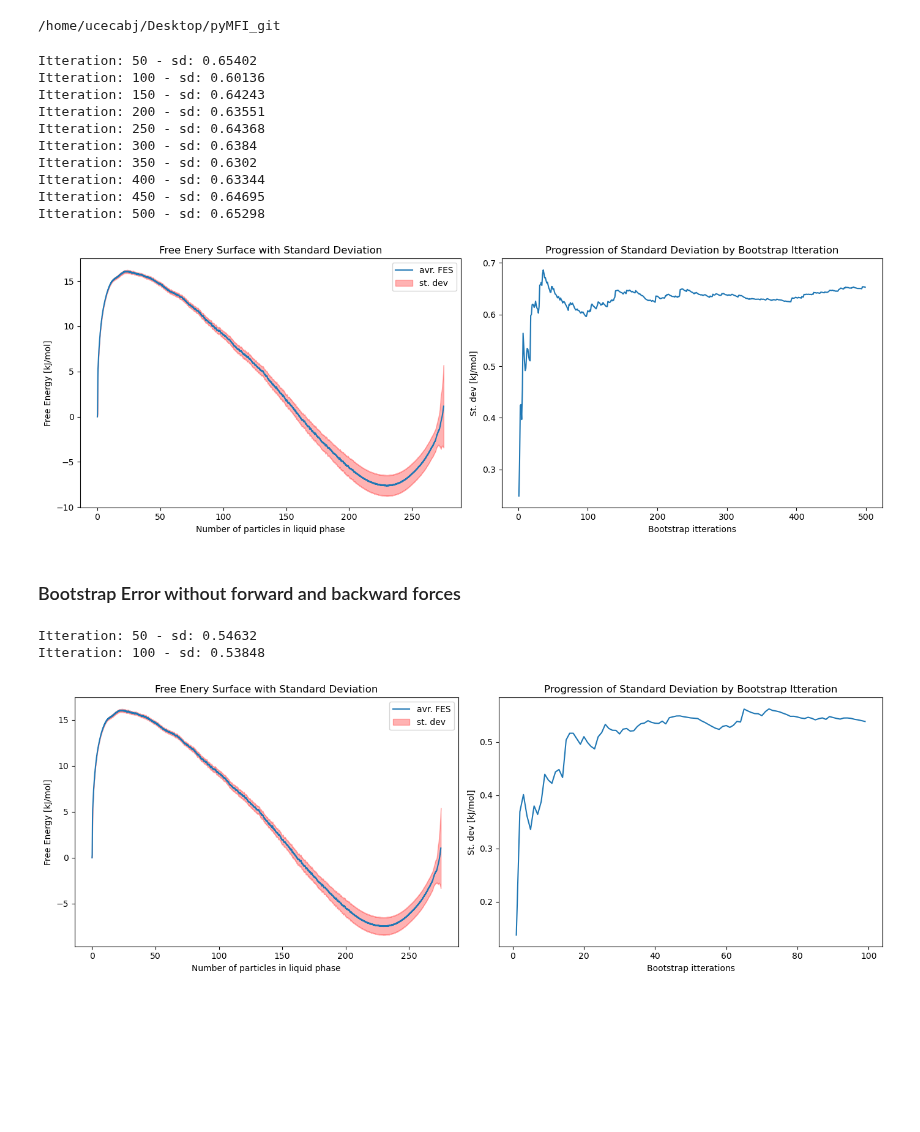
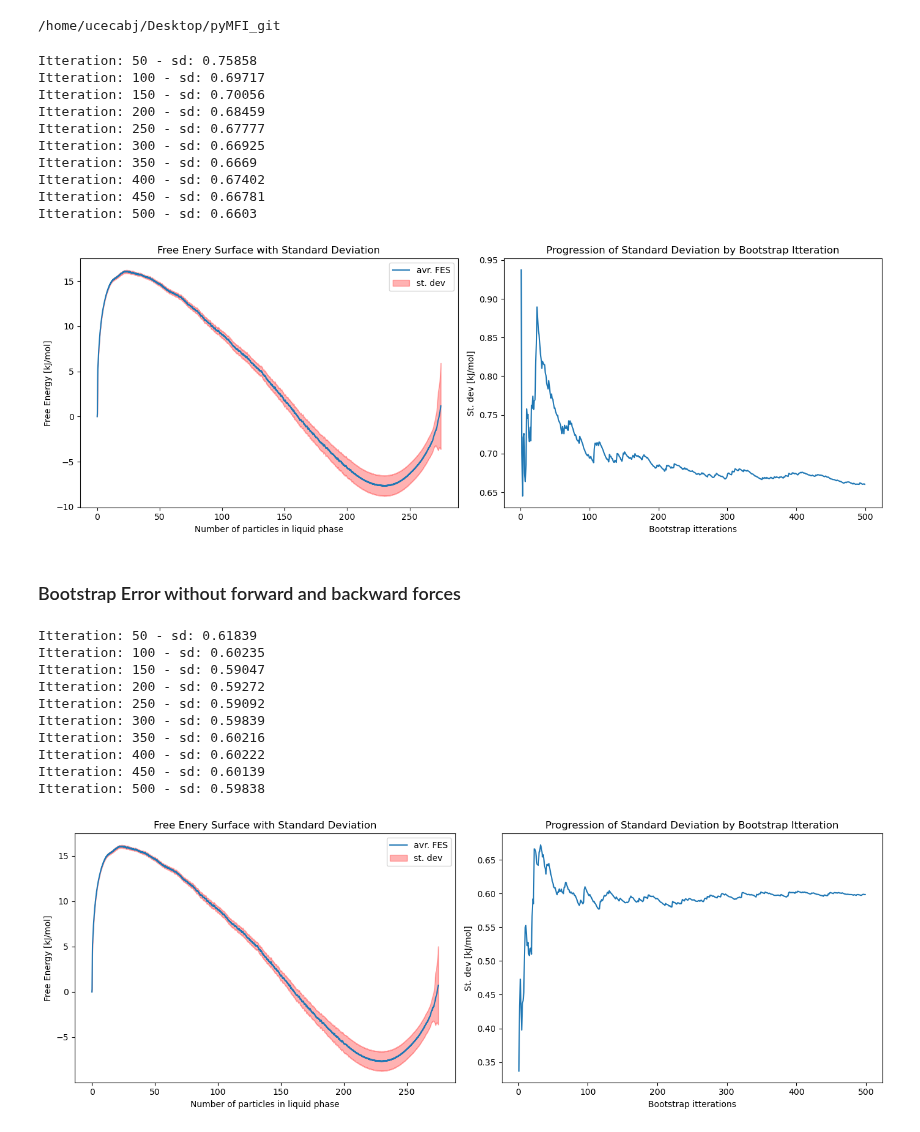
Before and after one commit to mme-ucl/MFI, a Jupyter notebook: Notebooks/MFI_1D_notebook.ipynb, the cells around one changed output. Saved outputs shown, nothing was run; the diff lists cells and outputs as text; code cells hidden in the pictures; blank space fills up the shorter version.

```diff
--- a/Notebooks/MFI_1D_notebook.ipynb
+++ b/Notebooks/MFI_1D_notebook.ipynb
@@ -174,7 +174,7 @@ for i in range(1,51):
 
 
 #patch all forces
-Ftot_den, Ftot_den2, Ftot, ofv_num, ofe, Aofe = MFI1D.patch_forces_ofe(np.asarray(all_forceterms), ofe_progression=True)
+Ftot_den, Ftot_den2, Ftot, ofv_num, ofe, Aofe = MFI1D.patch_forces_ofe(np.asarray(all_forceterms), ofe_progression=True, use_weighted_st_dev=True)
 
 #Integrate patched mean force
 FES = MFI1D.intg_1D(Ftot, X[1]-X[0])
@@ -233,47 +233,55 @@ plt.subplot(1,2,2)
 plt.plot(range(len(sd_fes_prog)), sd_fes_prog)
 plt.xlabel("Bootstrap itterations"), plt.ylabel("St. dev [kJ/mol]"); plt.title("Progression of Standard Deviation by Bootstrap Itteration"); plt.tight_layout()
 # %% [output]
-Itteration: 50 - sd: 0.65402
-Itteration: 100 - sd: 0.60136
-Itteration: 150 - sd: 0.64243
-Itteration: 200 - sd: 0.63551
-Itteration: 250 - sd: 0.64368
-Itteration: 300 - sd: 0.6384
-Itteration: 350 - sd: 0.6302
-Itteration: 400 - sd: 0.63344
-Itteration: 450 - sd: 0.64695
-Itteration: 500 - sd: 0.65298
+Itteration: 50 - sd: 0.75858
+Itteration: 100 - sd: 0.69717
+Itteration: 150 - sd: 0.70056
+Itteration: 200 - sd: 0.68459
+Itteration: 250 - sd: 0.67777
+Itteration: 300 - sd: 0.66925
+Itteration: 350 - sd: 0.6669
+Itteration: 400 - sd: 0.67402
+Itteration: 450 - sd: 0.66781
+Itteration: 500 - sd: 0.6603
-[figure, old version]
+[figure, new version]
 # %% [markdown]
 ### Bootstrap Error without forward and backward forces
 # %%
 os.chdir(path + "/DATA_examples/1D_LJ_T6n55")
 
 #initialise force list and grid
 force_array = []
 min_grid=0; max_grid=275; nbins=2201; X = np.linspace(min_grid, max_grid, nbins)
 
 #load force terms
 for i in range(1,51):
     [Ftot_den, Ftot_den2, Ftot, ofv_num] = MFI1D.load_pkl(path_forceterms + "forces_forw_"+str(i))
     [Ftot_den_f, Ftot_den2_f, Ftot_f, ofv_num_f] = MFI1D.load_pkl(path_forceterms + "forces_back_"+str(i))
     force = np.asarray([[Ftot_den, Ftot], [Ftot_den_f, Ftot_f]])
     [Ftot_den, Ftot] = MFI1D.patch_forces(force)
     force_array.append( [Ftot_den, Ftot] )
 
 #Boostrap
-[FES_avr, sd_fes, sd_fes_prog ] = MFI1D.bootstrap_1D(X, np.asarray(force_array), n_bootstrap=100, set_fes_minima = "first_value")
+[FES_avr, sd_fes, sd_fes_prog ] = MFI1D.bootstrap_1D(X, np.asarray(force_array), n_bootstrap=500, set_fes_minima = "first_value")
 
 #Plot
 plt.figure(figsize=(14,5)); plt.subplot(1,2,1)
 plt.plot(X, FES_avr, label="avr. FES")
 plt.fill_between(X, FES_avr - sd_fes, FES_avr + sd_fes, alpha=0.3, color="red", label="st. dev")
 plt.xlabel("Number of particles in liquid phase"), plt.ylabel("Free Energy [kJ/mol]"); plt.legend(); plt.title("Free Enery Surface with Standard Deviation")
 
 plt.subplot(1,2,2)
 plt.plot(range(len(sd_fes_prog)), sd_fes_prog)
 plt.xlabel("Bootstrap itterations"), plt.ylabel("St. dev [kJ/mol]"); plt.title("Progression of Standard Deviation by Bootstrap Itteration"); plt.tight_layout()
 # %% [output]
-Itteration: 50 - sd: 0.54632
-Itteration: 100 - sd: 0.53848
+Itteration: 50 - sd: 0.61839
+Itteration: 100 - sd: 0.60235
+Itteration: 150 - sd: 0.59047
+Itteration: 200 - sd: 0.59272
+Itteration: 250 - sd: 0.59092
+Itteration: 300 - sd: 0.59839
+Itteration: 350 - sd: 0.60216
+Itteration: 400 - sd: 0.60222
+Itteration: 450 - sd: 0.60139
+Itteration: 500 - sd: 0.59838
-[figure, old version]
+[figure, new version]
```
Also changed, not shown: parts of 1 cell of this notebook, 26 other files.
